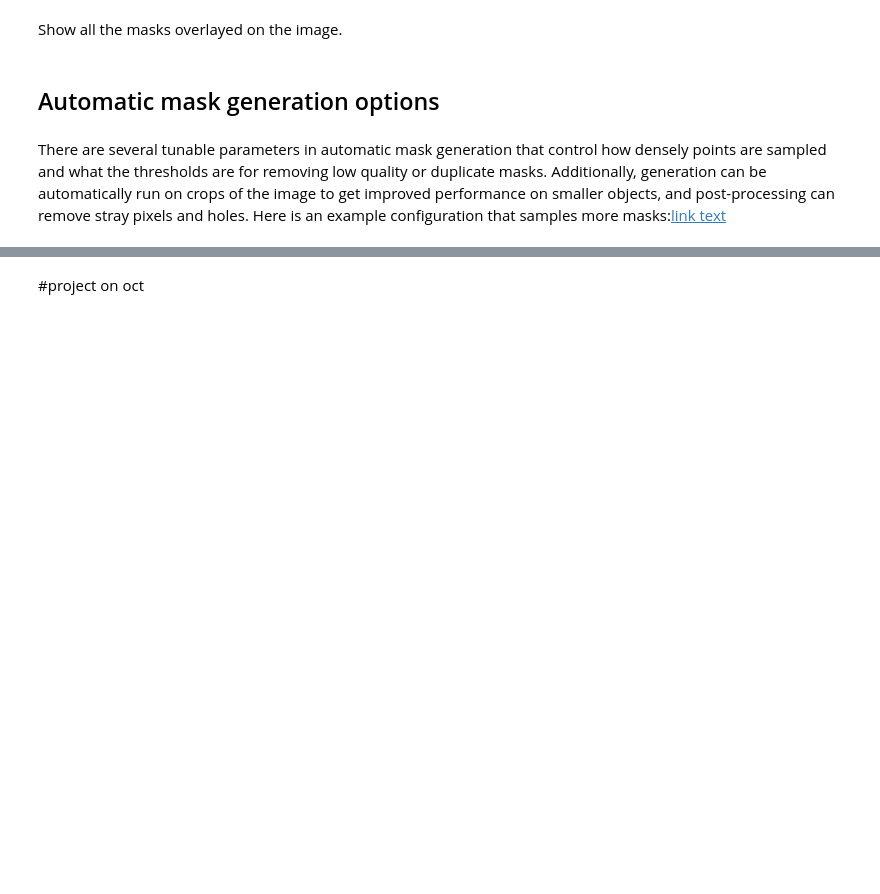
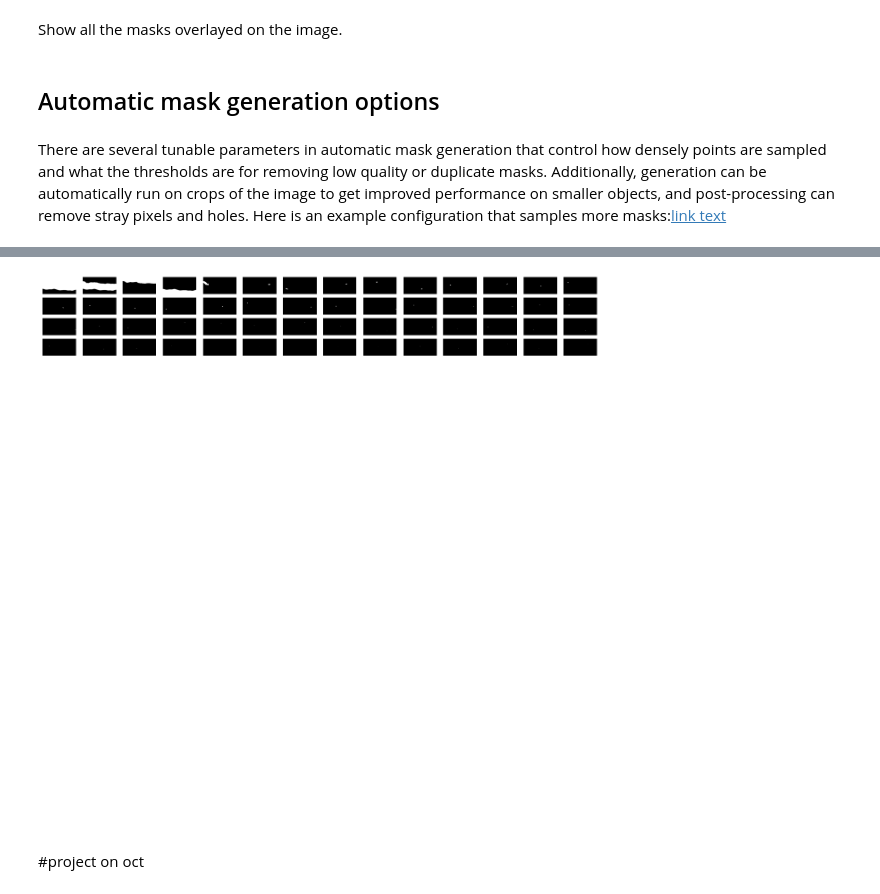
Before and after one commit to WinetraubLab/zero_shot_segmentation, a Jupyter notebook: zero_shot_segmentation_oct.ipynb, the cells around one changed output, grey strips where cells are left out. Saved outputs shown, nothing was run; the diff lists cells and outputs as text; code cells hidden in the pictures; blank space fills up the shorter version.

```diff
--- a/zero_shot_segmentation_oct.ipynb
+++ b/zero_shot_segmentation_oct.ipynb
@@ -559,16 +506,3 @@ plt.show()
-# %%
-
-boolean_masks = [
-    mask['segmentation']
-    for mask
-    in sorted(masks, key=lambda x: x['area'], reverse=True)
-]
-
-sv.plot_images_grid(
-    images=boolean_masks,
-    grid_size=(len(masks), int(len(boolean_masks) / 4)),
-    size=(32, 32)
-)
 # %% [markdown]
 ## Automatic mask generation options
 # %% [markdown]
@@ -596,14 +531,17 @@ plt.show()
 # %%
-boolean_masks = [
-    masks2['segmentation']
-    for masks2
-    in sorted(masks2, key=lambda x: x['area'], reverse=True)
-]
+if visualize_sam_outputs:
+  boolean_masks = [
+      masks2['segmentation']
+      for masks2
+      in sorted(masks2, key=lambda x: x['area'], reverse=True)
+  ]
 
-sv.plot_images_grid(
-    images=boolean_masks,
-    grid_size=(len(masks), int(len(boolean_masks) / 4)),
-    size=(32, 32)
-)
+  sv.plot_images_grid(
+      images=boolean_masks,
+      grid_size=(len(masks), int(len(boolean_masks) / 4)),
+      size=(16, 16)
+  )
+# %% [output]
+[figure, added]
 # %% [markdown]
 #project on oct
```
Also changed, not shown: parts of 38 cells of this notebook.
